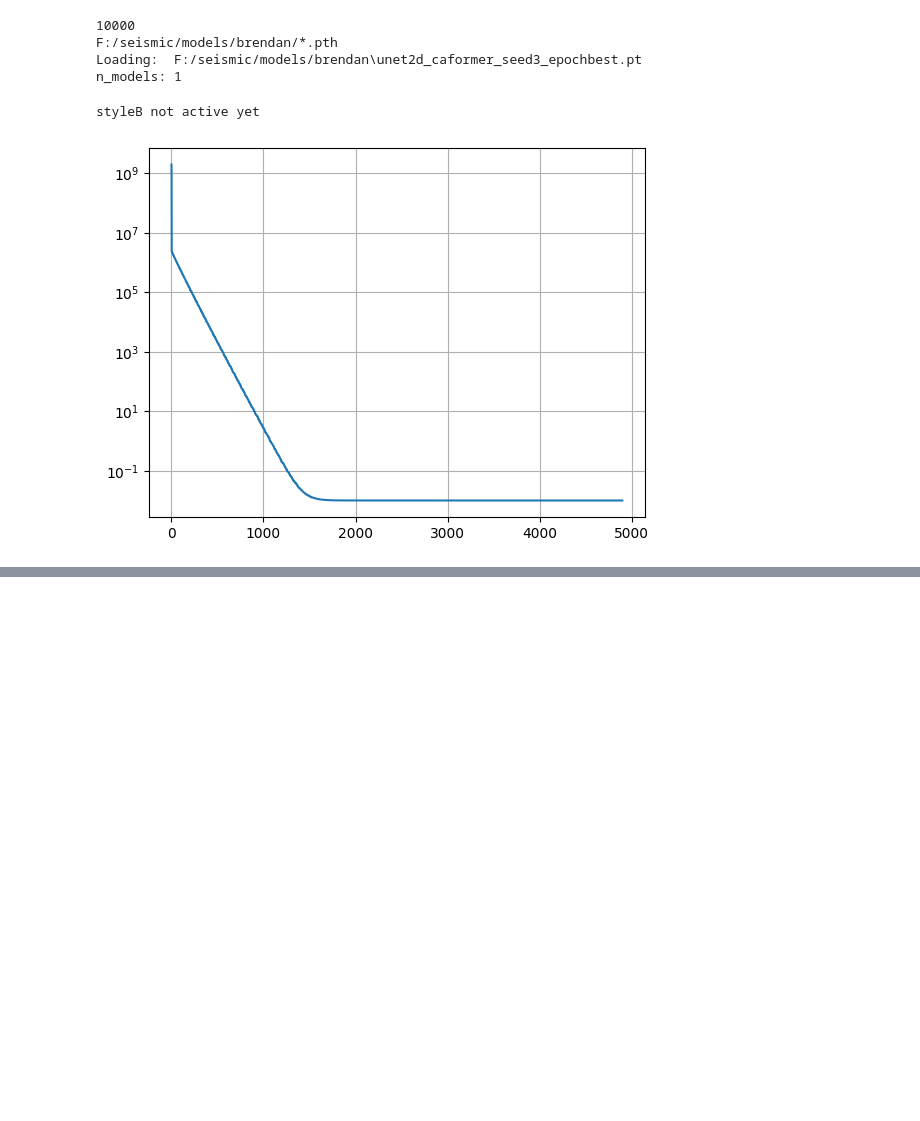
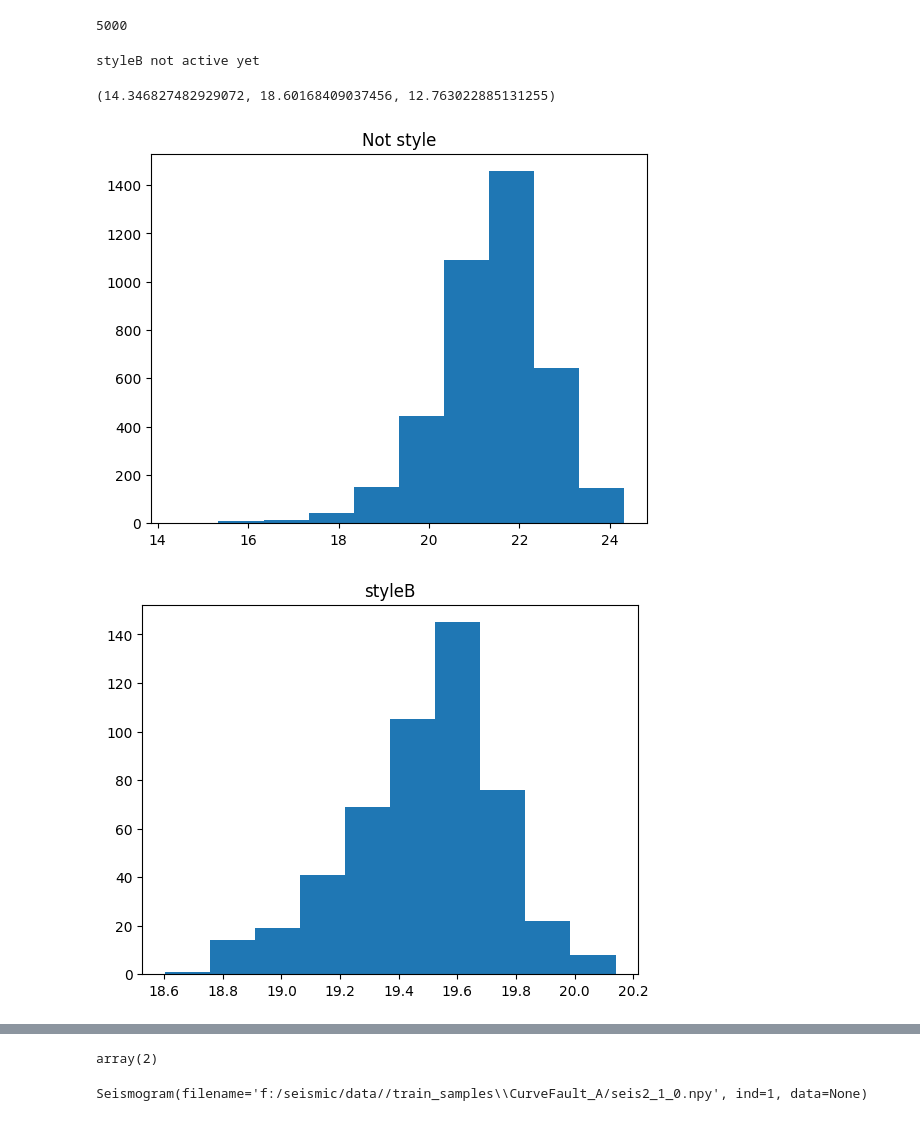
Before and after one commit to jcottaar/seismic, a Jupyter notebook: analysis/kpi_styleA.ipynb, the cells around one changed output, grey strips where cells are left out. Cells and saved outputs as stored; diff of their text form; code cells hidden in the pictures; blank space fills up the shorter version.

```diff
--- a/analysis/kpi_styleA.ipynb
+++ b/analysis/kpi_styleA.ipynb
@@ -4,12 +4,16 @@ sys.path.append('f:/seismic/code/core')
 sys.path.append('/seismic/code/core')
 sys.path.append('/kaggle/input/my-seis-library/')
 import kaggle_support as kgs
+kgs.preallocate_matrices=False
 import importlib
 import numpy as np
 import matplotlib.pyplot as plt
 import glob
 import copy
 import os
+import seis_prior
+import seis_model
+import seis_forward2
 plt.scatter([0,1],[1,2])
 #fls.download_kaggle_dataset('jeroencottaar/byu-many-models-2/', fls.result_dir + '/many_full_res/')
 # %% [output]
@@ -23,19 +30,13 @@ for d in data:
     d.check_constraints()
 import seis_nn
 model = seis_nn.default_pretrained
-model.batch_size = 1
-data = model.infer(data[::50])
+data = model.infer(data)
 # %% [output]
-10000
-F:/seismic/models/brendan/*.pth
-Loading:  F:/seismic/models/brendan\unet2d_caformer_seed3_epochbest.pt
-n_models: 1
+5000
 # %%
 vals_not = []
 vals_styleA = []
 vals_styleB = []
-import seis_prior
-import seis_model
 prior = seis_model.default_model().models[1].model_Style_A.prior
 prior.transform = False
 prior.prepped = False
@@ -43,10 +44,10 @@ prior.prep()
 from tqdm import tqdm
 import cupy as cp
 for d in tqdm(data):
-    d.load_to_memory()
-    d = model.infer([d])[0]
-    d.velocity_guess.to_cupy()
-    x = d.velocity_guess.to_vector()
+    #d.load_to_memory()
+    dd = d#odel.infer([d])[0]
+    dd.velocity_guess.to_cupy()
+    x = dd.velocity_guess.to_vector()
     kpi = np.log(cp.asnumpy(x[:-1,:].T@(prior.P)@x[:-1,:])[0,0])
     #kpi = cp.asnumpy(kgs.rms(d.seismogram.data[0,...] - cp.flip(d.seismogram.data[4,...],axis=1)))
     if 'Style_A' in d.family:
@@ -54,13 +55,9 @@ for d in tqdm(data):
     elif 'Style_B' in d.family:
         vals_styleB.append(kpi)
     else:
-        vals_not .append(kpi)
-        if kpi<1e-4:
-            plt.figure()
-            plt.imshow(cp.asnumpy(d.velocity.data))
-            plt.title(d.family+' '+str(kpi))
-            plt.pause(0.001)
+        vals_not.append(kpi)
+    dd.velocity_guess.unload()
+    dd.unload()
     d.unload()
 # %% [output]
 styleB not active yet
-[figure, removed]
@@ -77,0 +64,15 @@ np.min(vals_not), np.min(vals_styleB), np.max(vals_styleA)
+# %%
+plt.figure()
+plt.hist(vals_not)
+plt.title('Not style')
+plt.figure()
+plt.hist(vals_styleB)
+plt.title('styleB')
+plt.figure()
+plt.hist(vals_styleA, bins=100)
+plt.title('styleA')
+np.min(vals_not), np.min(vals_styleB), np.max(vals_styleA)
+# %% [output]
+(14.346827482929072, 18.60168409037456, 12.763022885131255)
+[figure, added]
+[figure, added]
@@ -77,0 +80,8 @@ np.min(vals_not), np.min(vals_styleB), np.max(vals_styleA)
+# %%
+np.sum(cp.array(vals_not)<15)
+# %% [output]
+array(2)
+# %%
+data[1].seismogram
+# %% [output]
+Seismogram(filename='f:/seismic/data//train_samples\\CurveFault_A/seis2_1_0.npy', ind=1, data=None)
```
Also changed, not shown: parts of 3 cells of this notebook, 8 other files.
